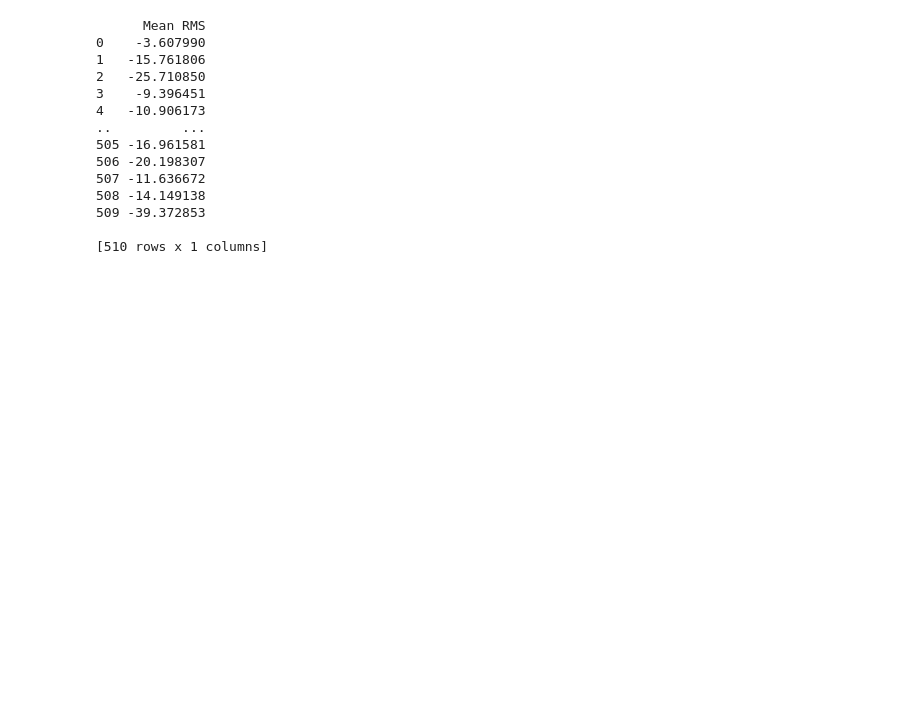
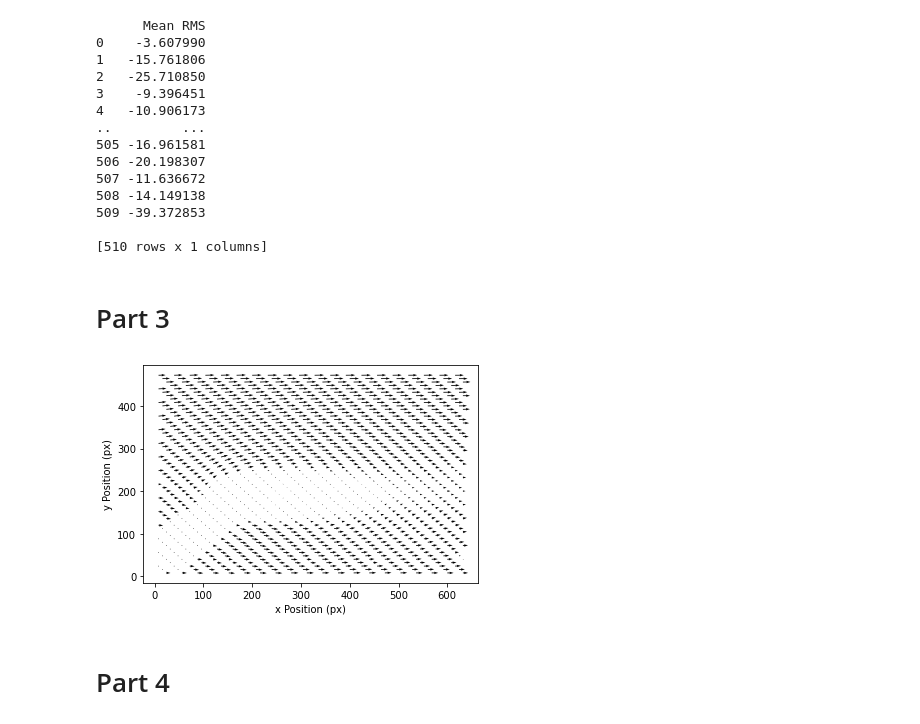
Before and after one commit to HarrisonStoelting/AeroLab, a Jupyter notebook: Lab4/lab4work.ipynb, the cells around one changed output. Drawn from its saved outputs; the diff is of its cells as text; code cells hidden in the pictures; blank space fills up the shorter version.

Commit message:
Quiver Plot

```diff
--- a/Lab4/lab4work.ipynb
+++ b/Lab4/lab4work.ipynb
@@ -345,3 +345,23 @@ print(mean_RMS)
 509 -39.372853
 
 [510 rows x 1 columns]
+# %% [markdown]
+# Part 3
+# %%
+## Quiver Plot ##
+
+# Getting the Data
+x = Average_data_frame["x (mm)"].to_numpy()
+y = Average_data_frame["y (mm)"].to_numpy()
+u = Average_data_frame["u mm/s"].to_numpy()
+v = Average_data_frame["v mm/s"].to_numpy()
+
+#Plotting every other 4 data point
+plt.quiver(x[::4], y[::4], u[::4], v[::4])
+plt.xlabel("x Position (px)")
+plt.ylabel("y Position (px)")
+plt.show()
+# %% [output]
+[figure, added]
+# %% [markdown]
+# Part 4
```
Also changed, not shown: parts of 1 cell of this notebook, 1 other file.
